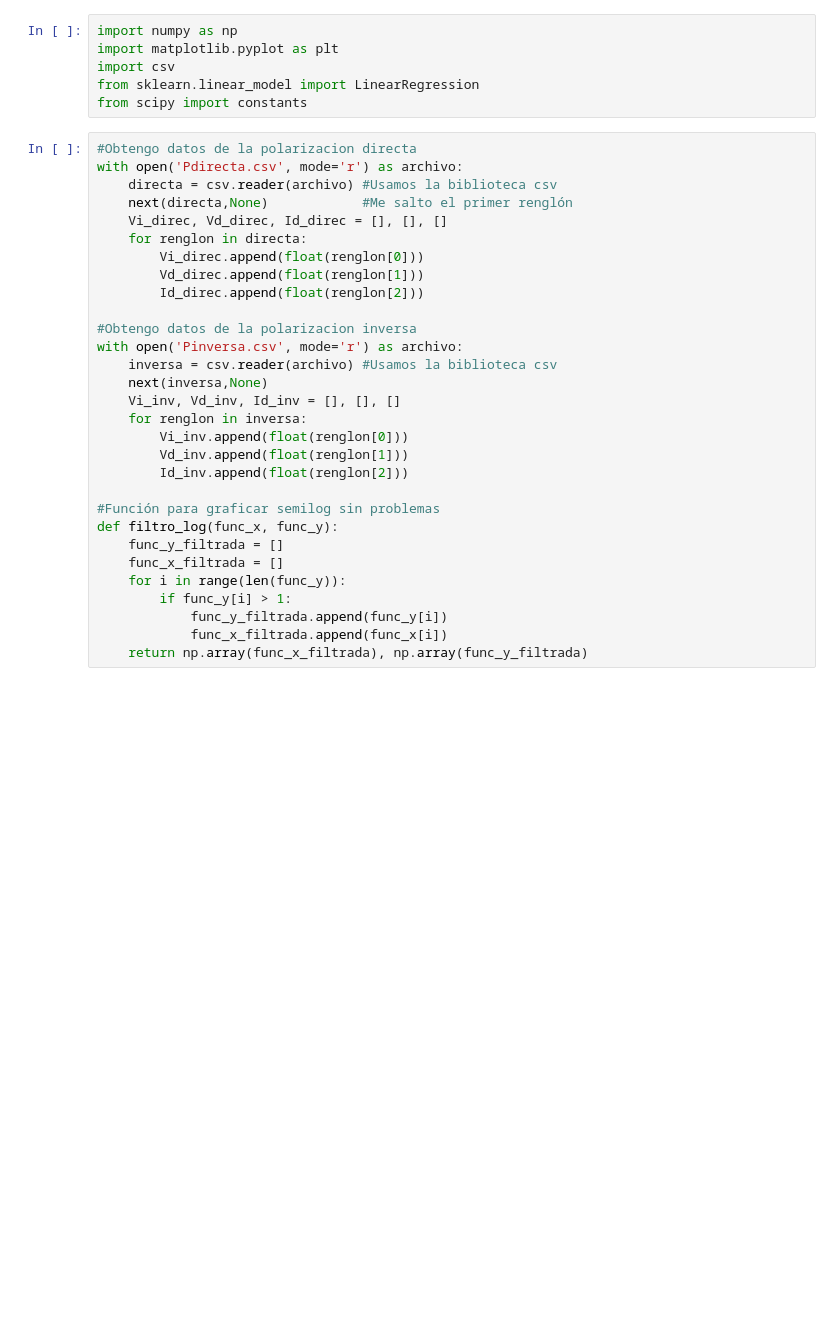
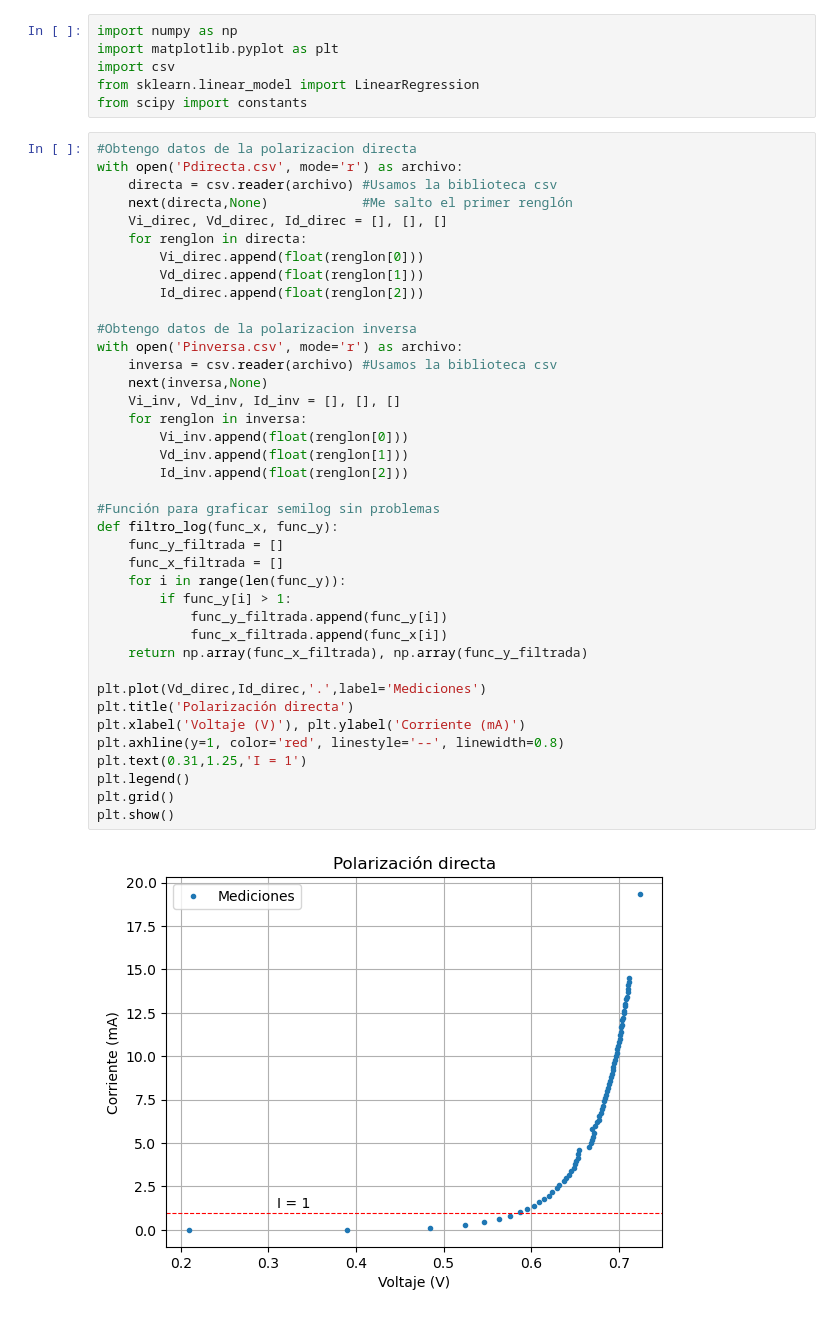
Before and after one commit to Alexi5omg/Labo-Contemporanea, a Jupyter notebook: Practica1/Practica1.ipynb, the cells around one changed output. Cells and saved outputs as stored; diff of their text form; blank space fills up the shorter version.

```diff
--- a/Practica1/Practica1.ipynb
+++ b/Practica1/Practica1.ipynb
@@ -7,31 +7,42 @@ from scipy import constants
 # %%
 #Obtengo datos de la polarizacion directa
 with open('Pdirecta.csv', mode='r') as archivo:
     directa = csv.reader(archivo) #Usamos la biblioteca csv
     next(directa,None)            #Me salto el primer renglón
     Vi_direc, Vd_direc, Id_direc = [], [], []
     for renglon in directa:
         Vi_direc.append(float(renglon[0]))
         Vd_direc.append(float(renglon[1]))
         Id_direc.append(float(renglon[2]))
 
 #Obtengo datos de la polarizacion inversa
 with open('Pinversa.csv', mode='r') as archivo:
     inversa = csv.reader(archivo) #Usamos la biblioteca csv
     next(inversa,None)
     Vi_inv, Vd_inv, Id_inv = [], [], []
     for renglon in inversa:
         Vi_inv.append(float(renglon[0]))
         Vd_inv.append(float(renglon[1]))
         Id_inv.append(float(renglon[2]))
 
 #Función para graficar semilog sin problemas
 def filtro_log(func_x, func_y):
     func_y_filtrada = []
     func_x_filtrada = []
     for i in range(len(func_y)):
         if func_y[i] > 1:
             func_y_filtrada.append(func_y[i])
             func_x_filtrada.append(func_x[i])
     return np.array(func_x_filtrada), np.array(func_y_filtrada)
+
+plt.plot(Vd_direc,Id_direc,'.',label='Mediciones')
+plt.title('Polarización directa')
+plt.xlabel('Voltaje (V)'), plt.ylabel('Corriente (mA)')
+plt.axhline(y=1, color='red', linestyle='--', linewidth=0.8)
+plt.text(0.31,1.25,'I = 1')
+plt.legend()
+plt.grid()
+plt.show()
+# %% [output]
+[figure, added]
 # %%
```
Also changed, not shown: parts of 6 cells of this notebook.
